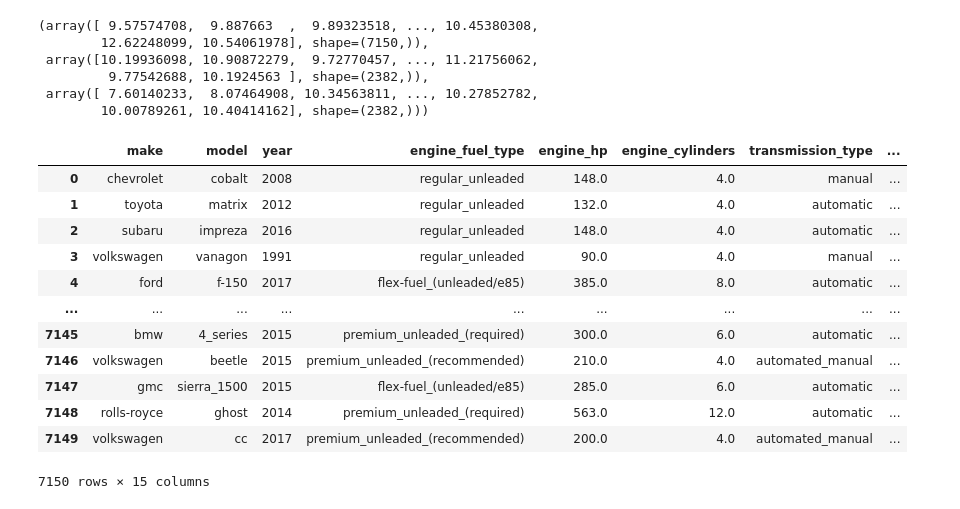
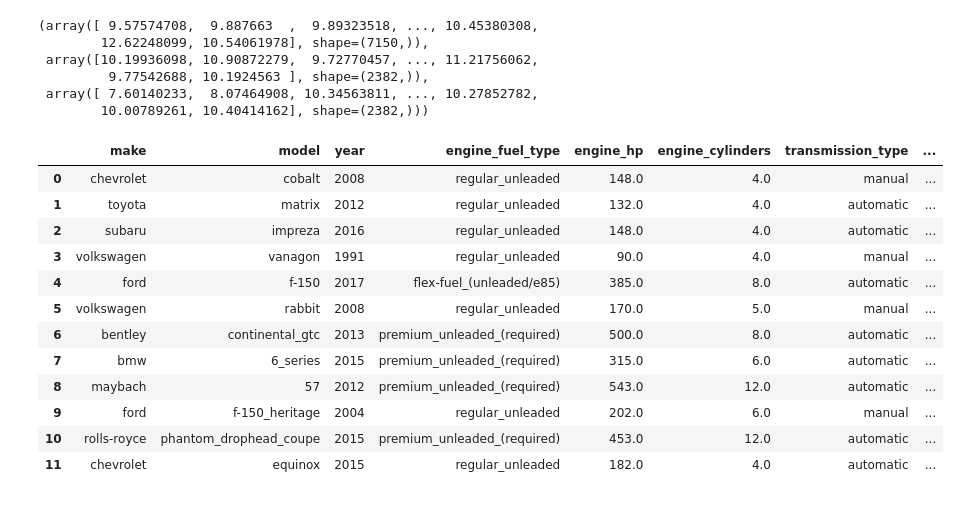
Before and after one commit to ashokrasi-projects/mLEARNing-ZooMCamP-homeWork, a Jupyter notebook: Chapter-02-car-price/02-carprice.ipynb, the cells around one changed output. Saved outputs shown, nothing was run; the diff lists cells and outputs as text; code cells hidden in the pictures.

```diff
--- a/Chapter-02-car-price/02-carprice.ipynb
+++ b/Chapter-02-car-price/02-carprice.ipynb
@@ -356,16 +359,16 @@ y_train, y_val, y_test
 # %%
-df_train
+df_train.iloc[:12]
 # %% [output]
 |  | make | model | year | engine_fuel_type | engine_hp | engine_cylinders | transmission_type | ... |
 | 0 | chevrolet | cobalt | 2008 | regular_unleaded | 148.0 | 4.0 | manual | ... |
 | 1 | toyota | matrix | 2012 | regular_unleaded | 132.0 | 4.0 | automatic | ... |
 | 2 | subaru | impreza | 2016 | regular_unleaded | 148.0 | 4.0 | automatic | ... |
 | 3 | volkswagen | vanagon | 1991 | regular_unleaded | 90.0 | 4.0 | manual | ... |
 | 4 | ford | f-150 | 2017 | flex-fuel_(unleaded/e85) | 385.0 | 8.0 | automatic | ... |
-| ... | ... | ... | ... | ... | ... | ... | ... | ... |
-| 7145 | bmw | 4_series | 2015 | premium_unleaded_(required) | 300.0 | 6.0 | automatic | ... |
-| 7146 | volkswagen | beetle | 2015 | premium_unleaded_(recommended) | 210.0 | 4.0 | automated_manual | ... |
-| 7147 | gmc | sierra_1500 | 2015 | flex-fuel_(unleaded/e85) | 285.0 | 6.0 | automatic | ... |
-| 7148 | rolls-royce | ghost | 2014 | premium_unleaded_(required) | 563.0 | 12.0 | automatic | ... |
-| 7149 | volkswagen | cc | 2017 | premium_unleaded_(recommended) | 200.0 | 4.0 | automated_manual | ... |
+| 5 | volkswagen | rabbit | 2008 | regular_unleaded | 170.0 | 5.0 | manual | ... |
+| 6 | bentley | continental_gtc | 2013 | premium_unleaded_(required) | 500.0 | 8.0 | automatic | ... |
+| 7 | bmw | 6_series | 2015 | premium_unleaded_(required) | 315.0 | 6.0 | automatic | ... |
+| 8 | maybach | 57 | 2012 | premium_unleaded_(required) | 543.0 | 12.0 | automatic | ... |
+| 9 | ford | f-150_heritage | 2004 | regular_unleaded | 202.0 | 6.0 | manual | ... |
+| 10 | rolls-royce | phantom_drophead_coupe | 2015 | premium_unleaded_(required) | 453.0 | 12.0 | automatic | ... |
+| 11 | chevrolet | equinox | 2015 | regular_unleaded | 182.0 | 4.0 | automatic | ... |
-7150 rows × 15 columns
```
Also changed, not shown: parts of 8 cells of this notebook.
